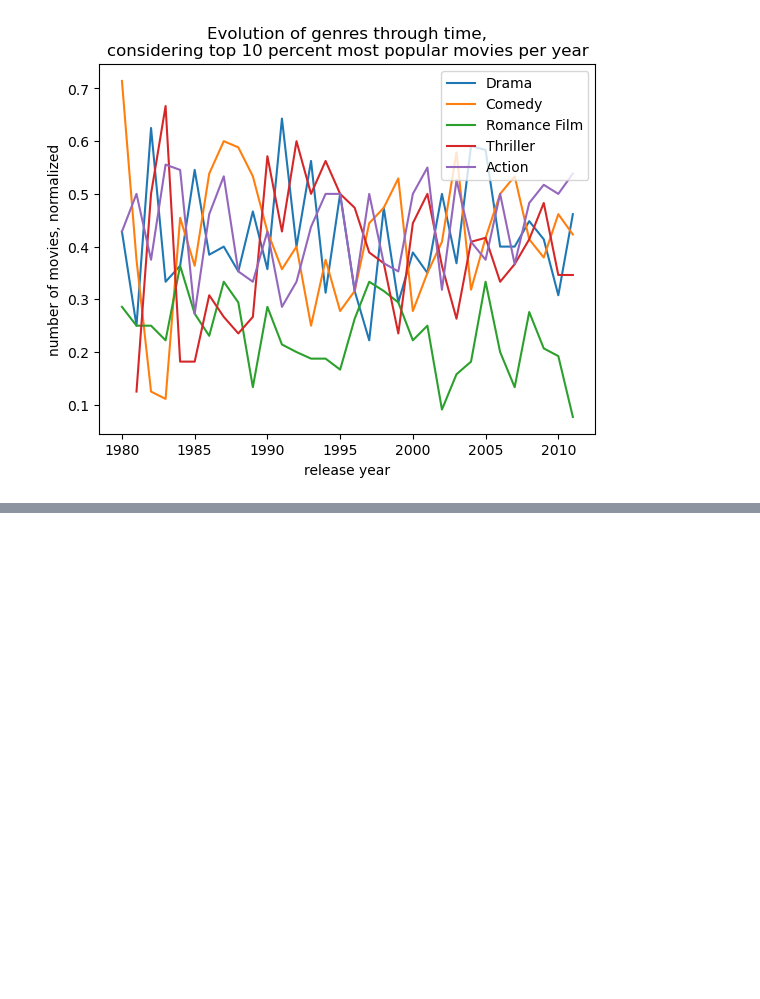
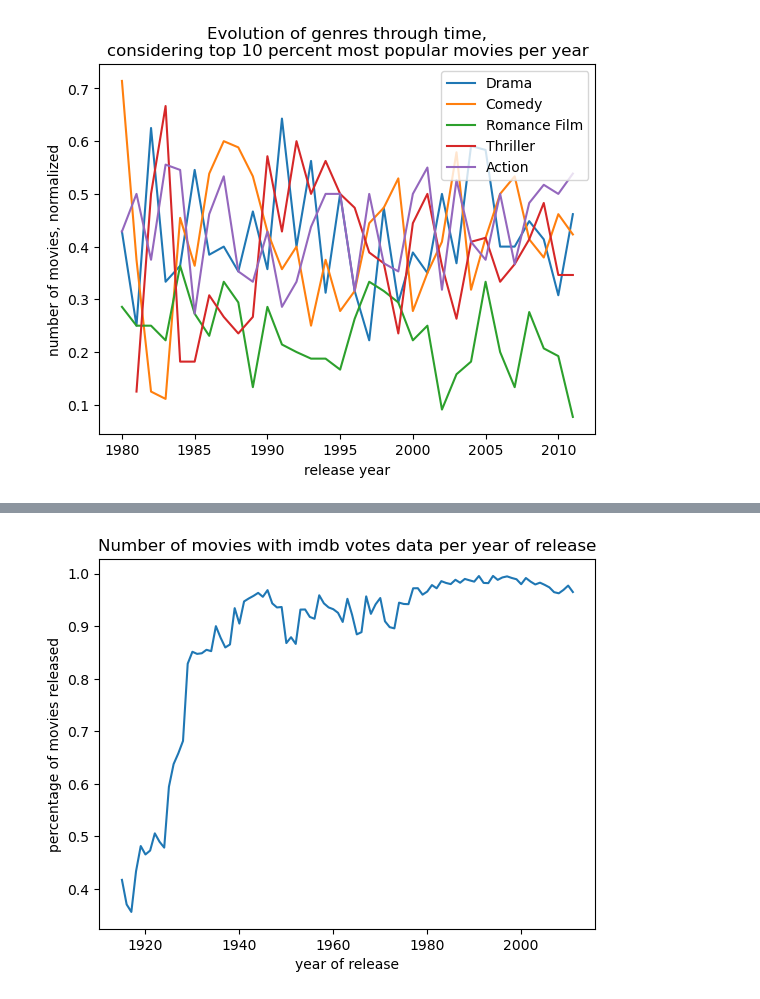
Before and after one commit to epfl-ada/ada-2022-project-tacocat, a Jupyter notebook: src/eda_genres.ipynb, the cells around one changed output, grey strips where cells are left out. Drawn from its saved outputs; the diff is of its cells as text; code cells hidden in the pictures; blank space fills up the shorter version.

```diff
--- a/src/eda_genres.ipynb
+++ b/src/eda_genres.ipynb
@@ -560,0 +615,8 @@ plt.show()
+# %%
+movie_data_ext.dropna(subset=['num_votes']).release_date.value_counts().divide(n_movies_per_year).sort_index().plot()
+plt.title('Number of movies with imdb votes data per year of release')
+plt.xlabel('year of release')
+plt.ylabel('percentage of movies released')
+plt.show()
+# %% [output]
+[figure, added]
```
Also changed, not shown: parts of 29 cells of this notebook, 1 other file.
